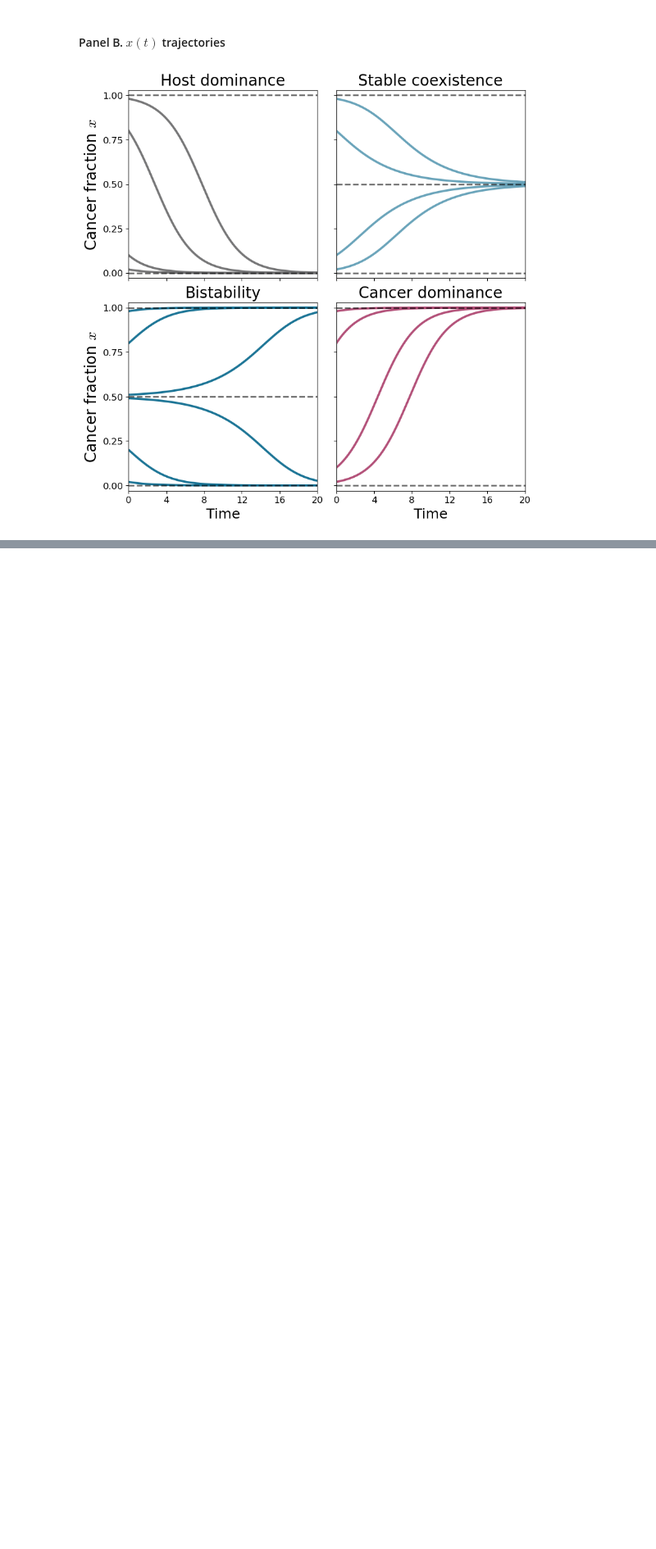
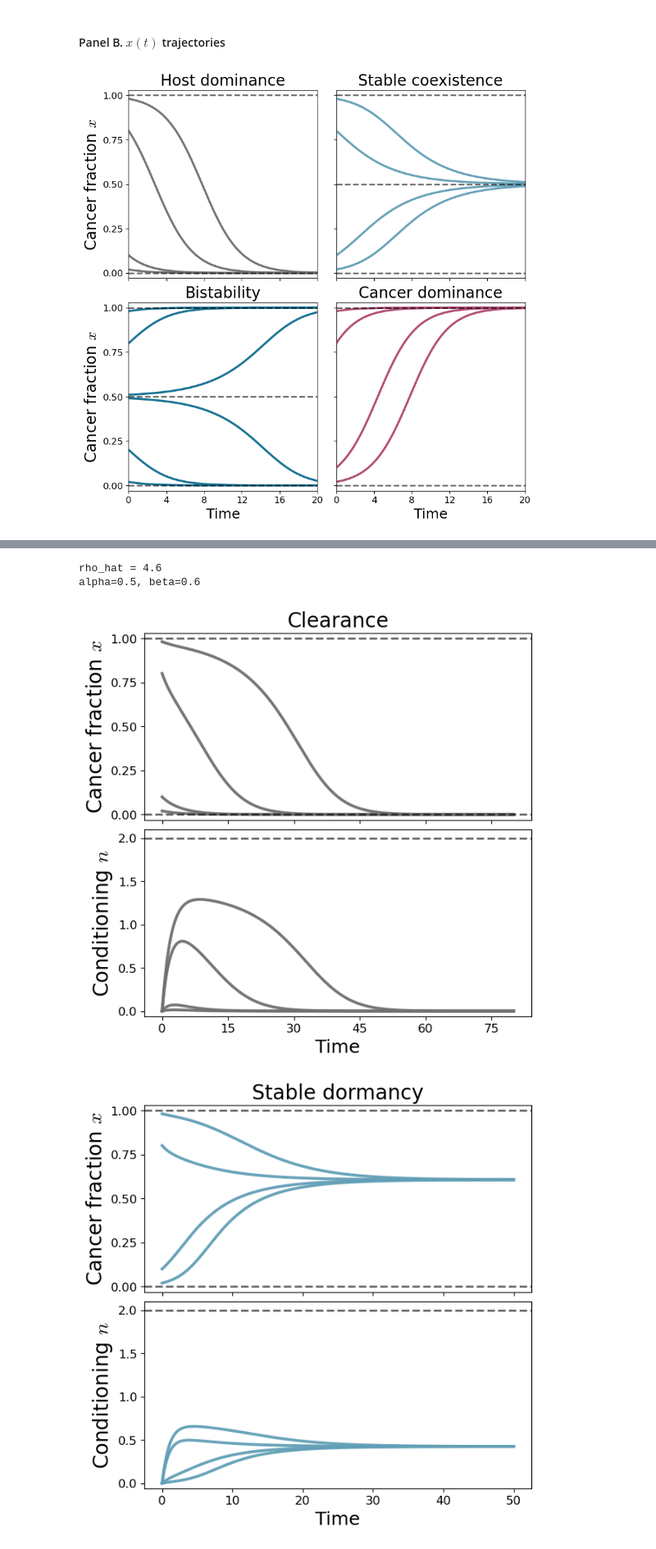
Before and after one commit to gyanezfeliu/dynamics_dormancy, a Jupyter notebook: Paper.ipynb, the cells around one changed output, grey strips where cells are left out. Shown at 82% size. Saved outputs shown, nothing was run; the diff lists cells and outputs as text; code cells hidden in the pictures; blank space fills up the shorter version.

Commit message:
latest paper figures

```diff
--- a/Paper.ipynb
+++ b/Paper.ipynb
@@ -117,7 +121,7 @@ def rhs(t, x, alpha, beta):
     dx = x*(1-x)*(alpha - (alpha+beta)*x)
     return [dx]
 
-def simulate(alpha, beta, x0, tmax=60, npts=800):
+def sigammalate(alpha, beta, x0, tmax=60, npts=800):
     t_eval = np.linspace(0, tmax, npts)
     sol = solve_ivp(rhs, (0, tmax), [x0], t_eval=t_eval,
                     args=(alpha, beta), rtol=1e-8, atol=1e-10)
@@ -157,7 +161,7 @@ for ax, (name, a, b, color) in zip(axs, cases):
     x0s = x0s_bistab if "Bistability" in name else x0s_general
 
     for x0 in x0s:
-        t, x = simulate(a, b, x0, tmax=20)
+        t, x = sigammalate(a, b, x0, tmax=20)
         ax.plot(t, x, lw=2.8, color=color, alpha=0.95)
 
     # equilibrium guides (keep subtle)
@@ -193,0 +420,13 @@ plt.show()
+# %%
+# 4. primed niche (same as lab meeting)
+alpha = 0.5
+beta = 0.6
+phi = 0.23
+gamma = 0.5
+k = 0.1
+rho_hat = phi / (gamma * k)
+print(f"rho_hat = {rho_hat}")
+print(f"alpha={alpha}, beta={beta}")
+# %% [output]
+rho_hat = 4.6
+alpha=0.5, beta=0.6
@@ -193,0 +575,22 @@ plt.show()
+# %%
+# -------------------------
+# Example usage
+# -------------------------
+cases = build_default_cases()
+
+# one-by-one (recommended)
+for key in ["clearance", "dormancy", "awakening", "primed_threshold"]:
+    case = cases[key]
+    outs = run_case(case, npts=2000)
+
+    # stacked plots (x above, n below)
+    # layout = stack OR twin
+    plot_case_timeseries(key, case, outs, outdir="Figures", layout="stack",
+                         label_x0=(key == "primed_threshold"))
+
+    # If twin-axis versions too:
+    #plot_case_timeseries("awakening", cases["awakening"], run_case(cases["awakening"]),
+    #                  outdir="Figures", layout="twin")
+# %% [output]
+[figure, added]
+[figure, added]
```
Also changed, not shown: parts of 8 cells of this notebook.
